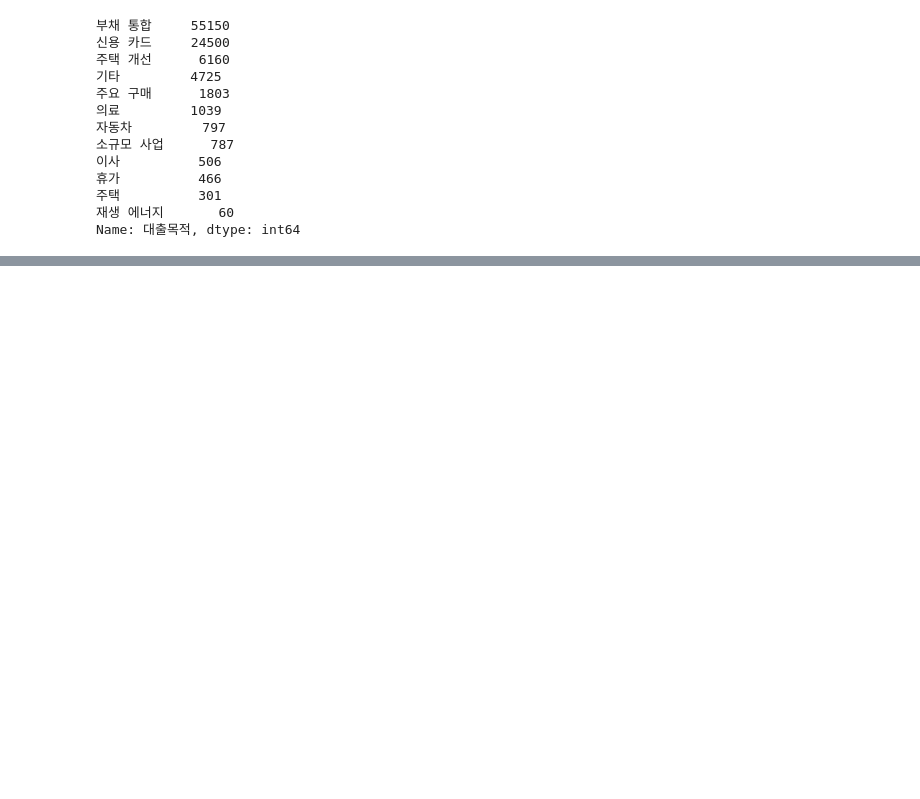
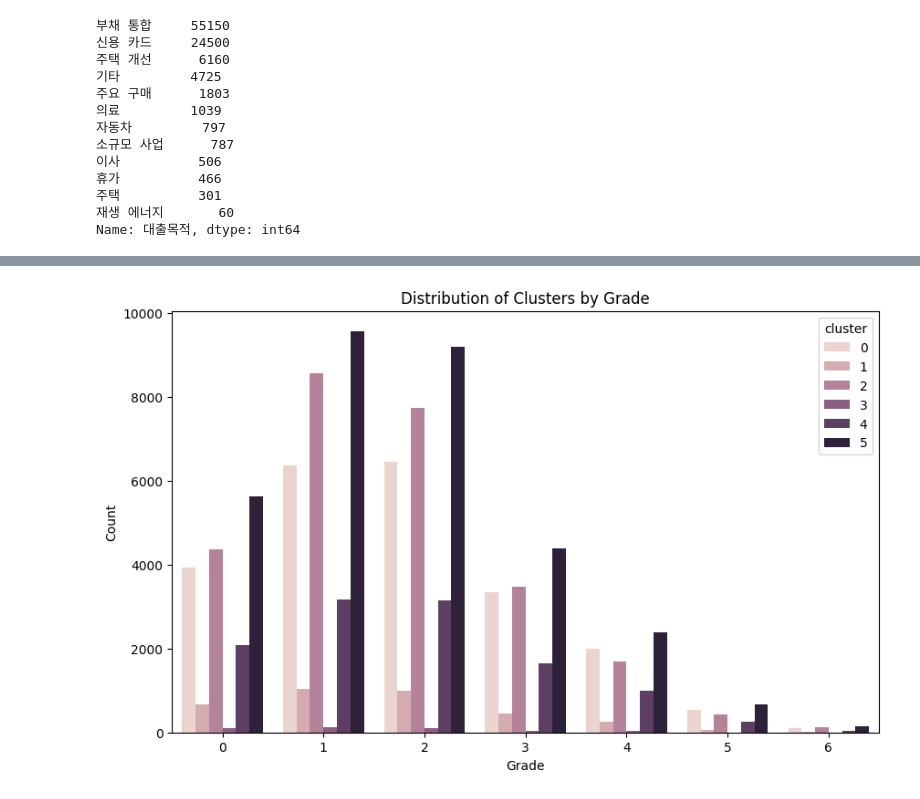
Before and after one commit to Pathway2008/Loan_rating, a Jupyter notebook: Loan_rating.ipynb, the cells around one changed output, grey strips where cells are left out. Cells and saved outputs as stored; diff of their text form; code cells hidden in the pictures; blank space fills up the shorter version.

```diff
--- a/Loan_rating.ipynb
+++ b/Loan_rating.ipynb
@@ -593,0 +830,10 @@ for feature in ordinal_features:
+# %%
+from sklearn.cluster import KMeans
+from sklearn.metrics import accuracy_score, confusion_matrix
+kmeans = KMeans(n_clusters=6, random_state=42)
+# %%
+df = train.copy()
+# %%
+a = df.drop(['대출등급'],axis=1)
+# %%
+df['cluster'] = kmeans.fit_predict(a)
@@ -593,0 +849,17 @@ for feature in ordinal_features:
+# %%
+import pandas as pd
+import matplotlib.pyplot as plt
+import seaborn as sns
+
+# Assuming 'df' is your DataFrame with 'grade' and 'cluster' columns
+# You might need to replace 'df' with the actual DataFrame name in your code
+
+# Create a count plot to visualize the distribution
+plt.figure(figsize=(10, 6))
+sns.countplot(x='대출등급', hue='cluster', data=df)
+plt.title('Distribution of Clusters by Grade')
+plt.xlabel('Grade')
+plt.ylabel('Count')
+plt.show()
+# %% [output]
+[figure, added]
```
Also changed, not shown: parts of 43 cells of this notebook.
